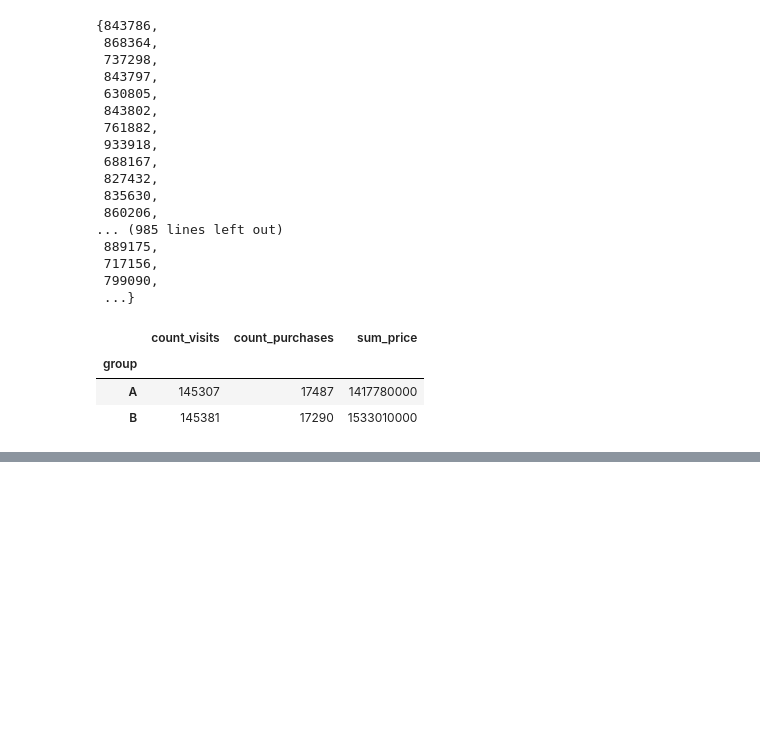
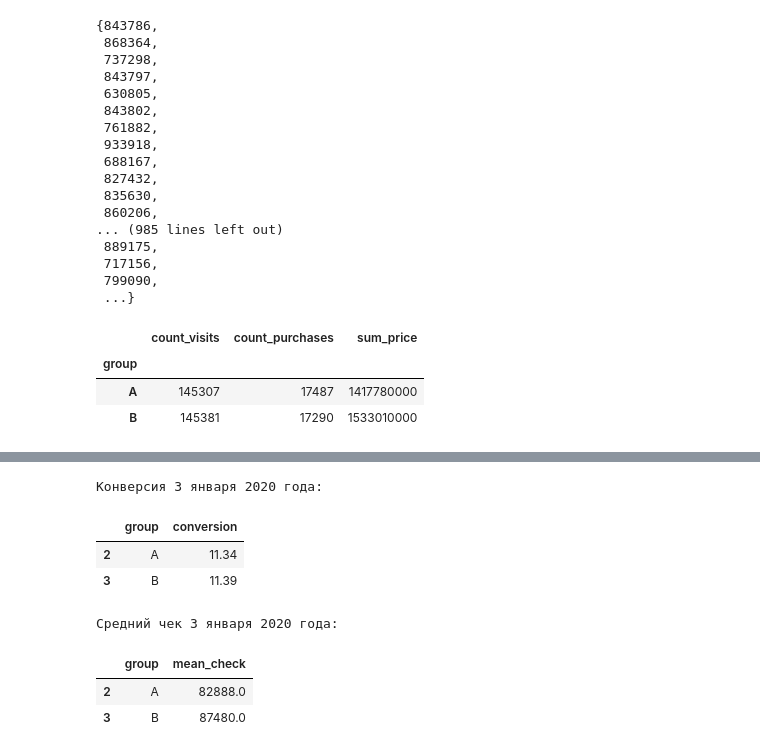
Before and after one commit to d3enjan/sf_data_science, a Jupyter notebook: skillfactory/EDA-5. A-B-тестирование/7. Закрепление знаний.ipynb, the cells around one changed output, grey strips where cells are left out. Drawn from its saved outputs; the diff is of its cells as text; code cells hidden in the pictures; blank space fills up the shorter version.

```diff
--- a/skillfactory/EDA-5. A-B-тестирование/7. Закрепление знаний.ipynb
+++ b/skillfactory/EDA-5. A-B-тестирование/7. Закрепление знаний.ipynb
@@ -117,0 +142,26 @@ a
+# %%
+daily_data = updated_data.groupby(['date', 'group']).agg({
+    'user_id':'count',
+    'purchase':'sum',
+    'price': 'sum'
+}).reset_index().rename(columns={
+    'user_id': 'count_visits',
+    'purchase': 'count_purchases',
+    'price': 'sum_price'
+})
+daily_data['conversion'] = daily_data['count_purchases']/daily_data['count_visits'] * 100
+daily_data['mean_check'] = daily_data['sum_price']/daily_data['count_purchases']
+print('Конверсия 3 января 2020 года:')
+display(daily_data[daily_data['date'] == pd.to_datetime('2021-01-03')][['group', 'conversion']].round(2))
+
+print('Средний чек 3 января 2020 года:')
+display(daily_data[daily_data['date'] == pd.to_datetime('2021-01-03')][['group', 'mean_check']].round())
+# %% [output]
+Конверсия 3 января 2020 года:
+|  | group | conversion |
+| 2 | A | 11.34 |
+| 3 | B | 11.39 |
+Средний чек 3 января 2020 года:
+|  | group | mean_check |
+| 2 | A | 82888.0 |
+| 3 | B | 87480.0 |
```
Also changed, not shown: parts of 8 cells of this notebook, 1 other file.
